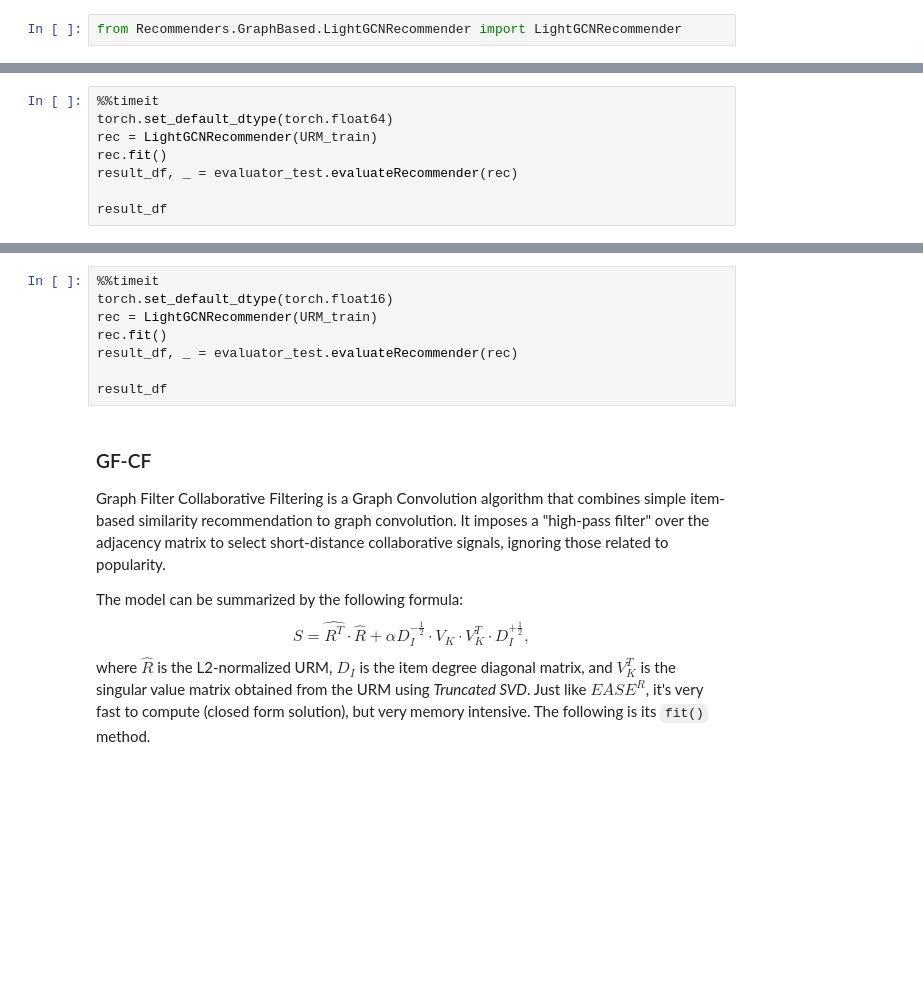
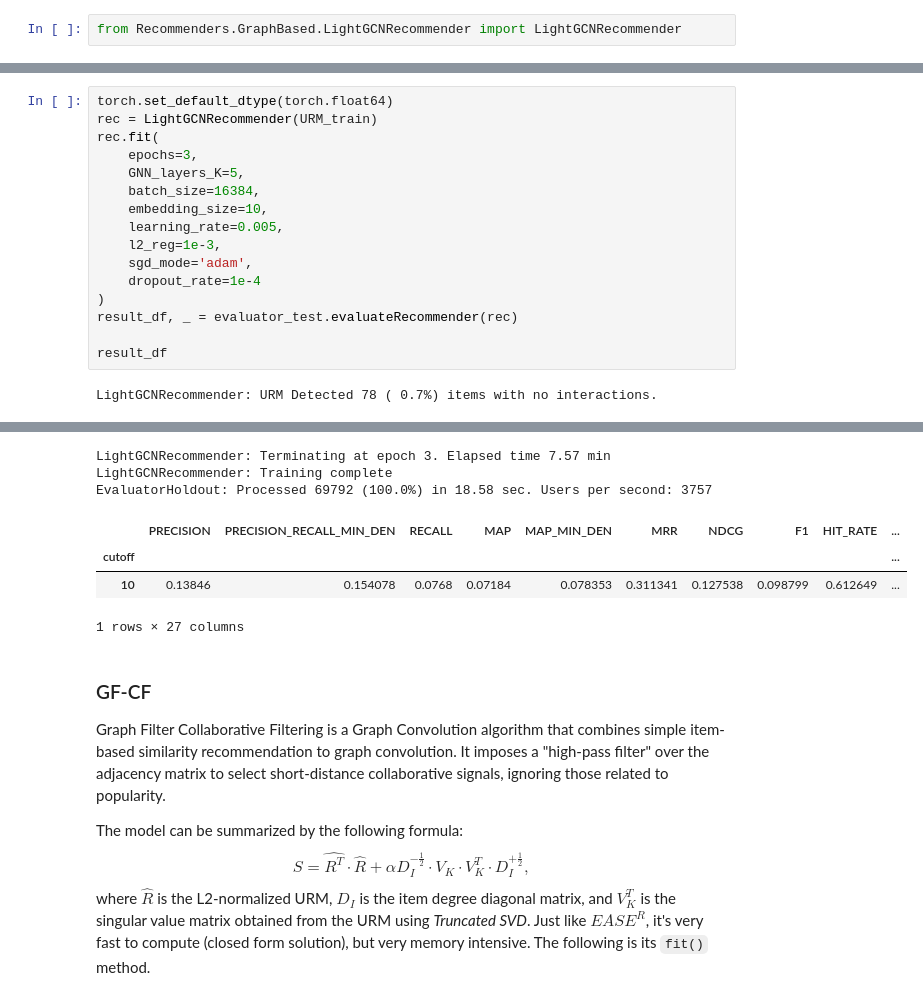
Before and after one commit to andreapisa9/RecSys_Course_AT_PoliMi, a Jupyter notebook: Practice extra 11 - Deep Learning Recommenders.ipynb, the cells around one changed output, grey strips where cells are left out. Drawn from its saved outputs; the diff is of its cells as text; blank space fills up the shorter version.

```diff
--- a/Practice extra 11 - Deep Learning Recommenders.ipynb
+++ b/Practice extra 11 - Deep Learning Recommenders.ipynb
@@ -639,8 +665,18 @@ AssertionError: GPU is requested but not available
 # %%
-%%timeit
 torch.set_default_dtype(torch.float64)
 rec = LightGCNRecommender(URM_train)
-rec.fit()
+rec.fit(
+    epochs=3,
+    GNN_layers_K=5,
+    batch_size=16384,
+    embedding_size=10,
+    learning_rate=0.005,
+    l2_reg=1e-3,
+    sgd_mode='adam',
+    dropout_rate=1e-4
+)
 result_df, _ = evaluator_test.evaluateRecommender(rec)
 
 result_df
+# %% [output]
+LightGCNRecommender: URM Detected 78 ( 0.7%) items with no interactions.
@@ -647,11 +689,10 @@ result_df
+LightGCNRecommender: Terminating at epoch 3. Elapsed time 7.57 min
+LightGCNRecommender: Training complete
+EvaluatorHoldout: Processed 69792 (100.0%) in 18.58 sec. Users per second: 3757
+|  | PRECISION | PRECISION_RECALL_MIN_DEN | RECALL | MAP | MAP_MIN_DEN | MRR | NDCG | F1 | HIT_RATE | ... |
+| cutoff |  |  |  |  |  |  |  |  |  | ... |
+| 10 | 0.13846 | 0.154078 | 0.0768 | 0.07184 | 0.078353 | 0.311341 | 0.127538 | 0.098799 | 0.612649 | ... |
+1 rows × 27 columns
-# %%
-%%timeit
-torch.set_default_dtype(torch.float16)
-rec = LightGCNRecommender(URM_train)
-rec.fit()
-result_df, _ = evaluator_test.evaluateRecommender(rec)
-
-result_df
 # %% [markdown]
 ### GF-CF
 
```
Also changed, not shown: parts of 12 cells of this notebook.
